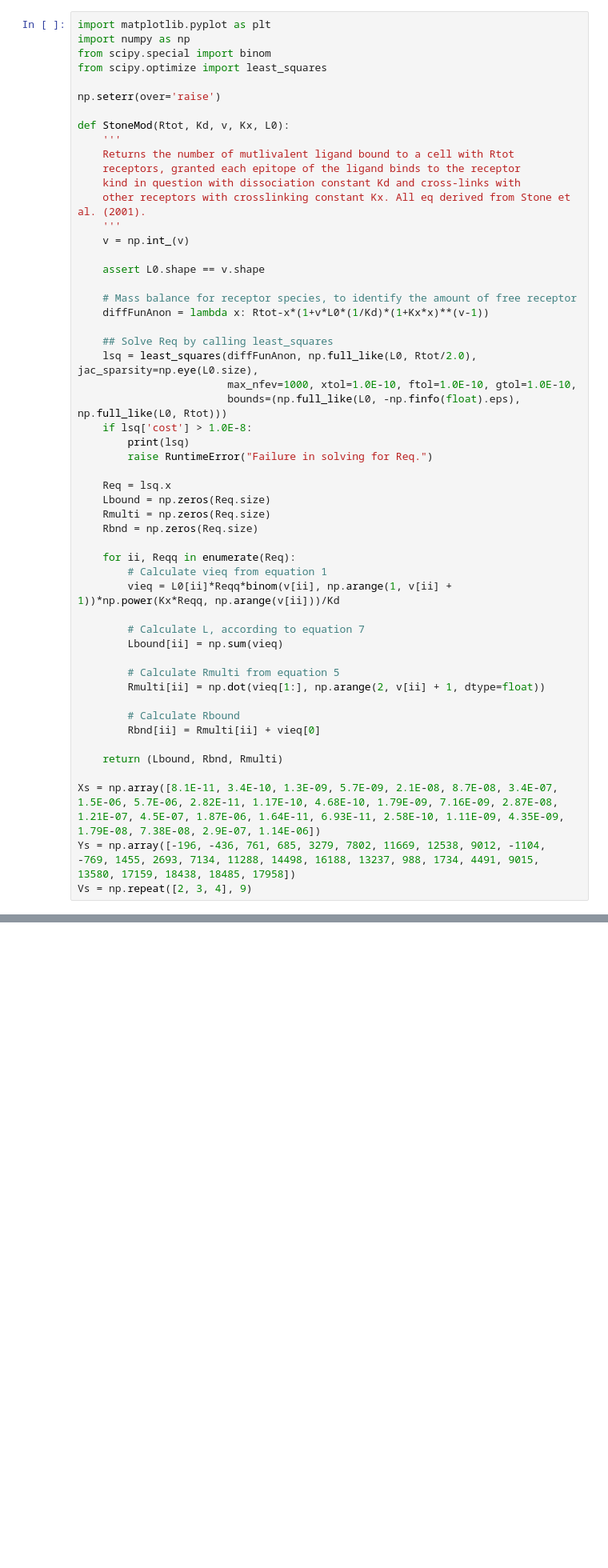
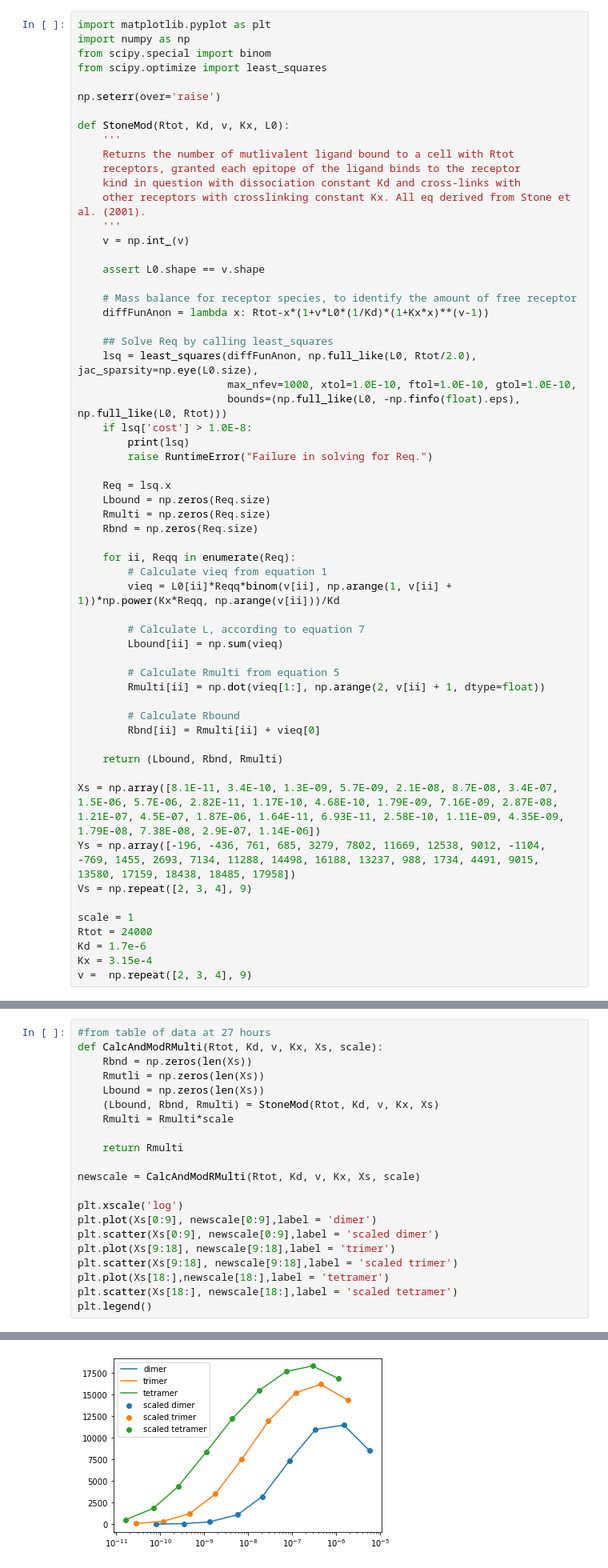
Before and after one commit to emhart455/Meyer-175-Week-3-Emily-Hart, a Jupyter notebook: Week3-Fitting.ipynb, the cells around one changed output, grey strips where cells are left out. Shown: that part at 80% size. Saved outputs shown, nothing was run; the diff lists cells and outputs as text; blank space fills up the shorter version.

```diff
--- a/Week3-Fitting.ipynb
+++ b/Week3-Fitting.ipynb
@@ -57,5 +57,11 @@ def StoneMod(Rtot, Kd, v, Kx, L0):
 Xs = np.array([8.1E-11, 3.4E-10, 1.3E-09, 5.7E-09, 2.1E-08, 8.7E-08, 3.4E-07, 1.5E-06, 5.7E-06, 2.82E-11, 1.17E-10, 4.68E-10, 1.79E-09, 7.16E-09, 2.87E-08, 1.21E-07, 4.5E-07, 1.87E-06, 1.64E-11, 6.93E-11, 2.58E-10, 1.11E-09, 4.35E-09, 1.79E-08, 7.38E-08, 2.9E-07, 1.14E-06])
 Ys = np.array([-196, -436, 761, 685, 3279, 7802, 11669, 12538, 9012, -1104, -769, 1455, 2693, 7134, 11288, 14498, 16188, 13237, 988, 1734, 4491, 9015, 13580, 17159, 18438, 18485, 17958])
 Vs = np.repeat([2, 3, 4], 9)
+
+scale = 1
+Rtot = 24000
+Kd = 1.7e-6
+Kx = 3.15e-4
+v =  np.repeat([2, 3, 4], 9)
 # %% [markdown]
 #### (1) We will fit the data contained within Fig. 3B. Plot this data and describe the relationship you see between Kx, Kd, and valency.
@@ -69,0 +82,22 @@ Use the fit parameters shown in Table 1 (row 2) and overlay with the measurement
+# %%
+#from table of data at 27 hours
+def CalcAndModRMulti(Rtot, Kd, v, Kx, Xs, scale):
+    Rbnd = np.zeros(len(Xs))
+    Rmutli = np.zeros(len(Xs))
+    Lbound = np.zeros(len(Xs))
+    (Lbound, Rbnd, Rmulti) = StoneMod(Rtot, Kd, v, Kx, Xs)
+    Rmulti = Rmulti*scale
+
+    return Rmulti
+
+newscale = CalcAndModRMulti(Rtot, Kd, v, Kx, Xs, scale)
+
+plt.xscale('log')
+plt.plot(Xs[0:9], newscale[0:9],label = 'dimer')
+plt.scatter(Xs[0:9], newscale[0:9],label = 'scaled dimer')
+plt.plot(Xs[9:18], newscale[9:18],label = 'trimer')
+plt.scatter(Xs[9:18], newscale[9:18],label = 'scaled trimer')
+plt.plot(Xs[18:],newscale[18:],label = 'tetramer')
+plt.scatter(Xs[18:], newscale[18:],label = 'scaled tetramer')
+plt.legend()
+# %% [output]
@@ -70,2 +105,3 @@ Use the fit parameters shown in Table 1 (row 2) and overlay with the measurement
+[figure, added]
 # %% [markdown]
 #### (3) Now use `scipy.optimize.least_squares` to find the least squares solution.
```
Also changed, not shown: parts of 12 cells of this notebook.
